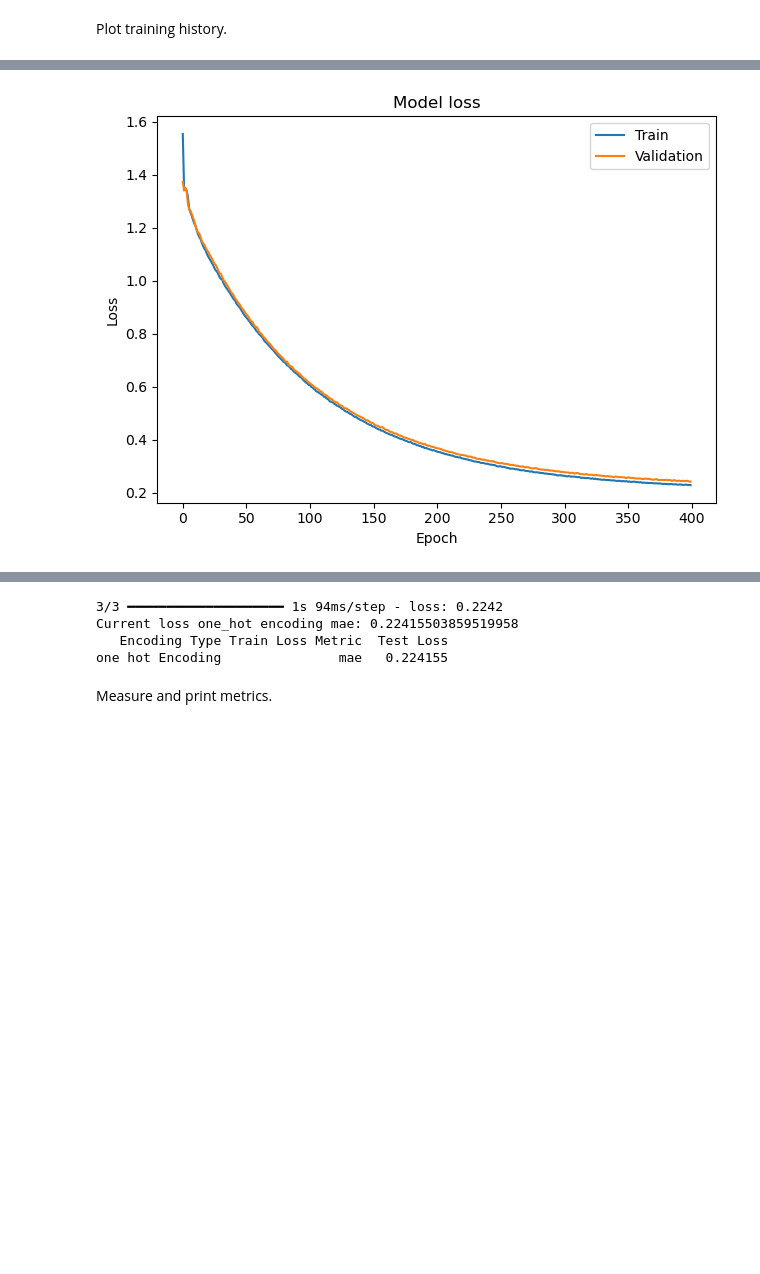
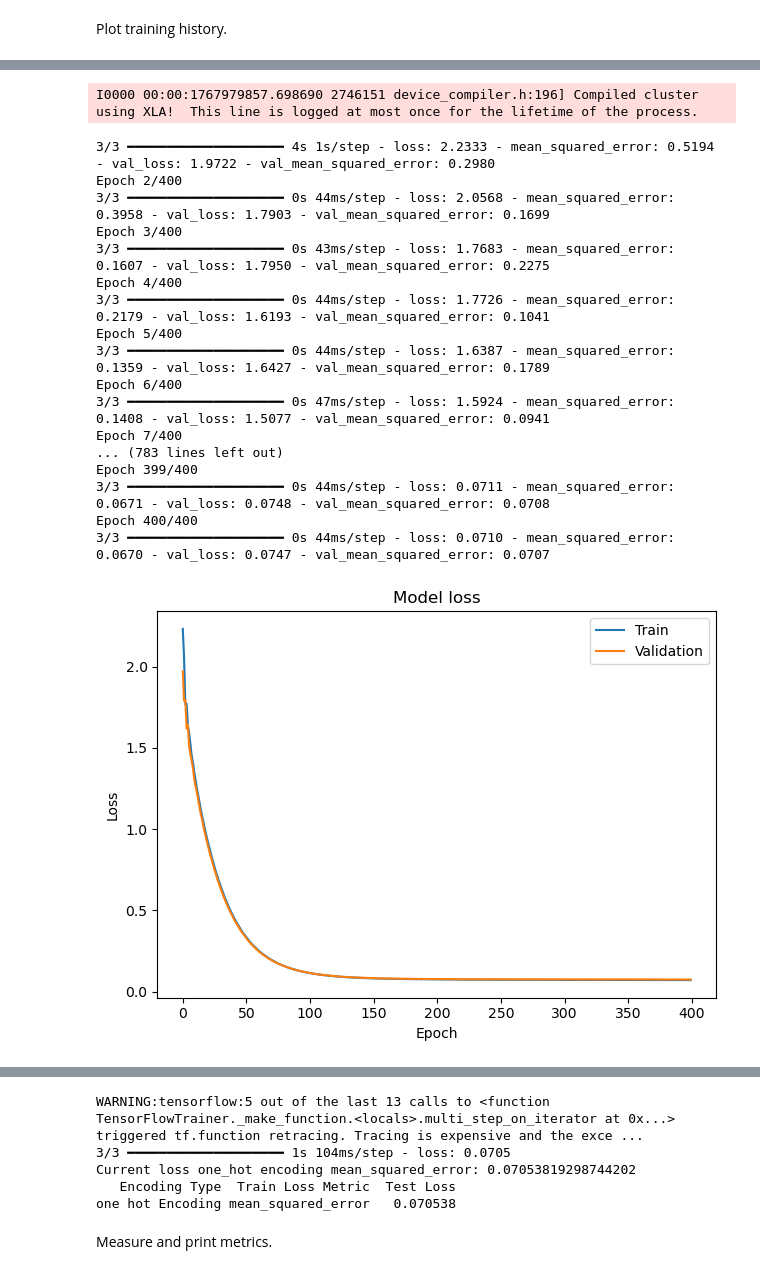
Before and after one commit to abhishekchak52/ML_qubit_design, a Jupyter notebook: model_predict_coupler_NCap_cap_matrix/ml_01_train_keras.ipynb, the cells around one changed output, grey strips where cells are left out. Cells and saved outputs as stored; diff of their text form; code cells hidden in the pictures; blank space fills up the shorter version.

```diff
--- a/model_predict_coupler_NCap_cap_matrix/ml_01_train_keras.ipynb
+++ b/model_predict_coupler_NCap_cap_matrix/ml_01_train_keras.ipynb
@@ -1360,7 +1358,7 @@ if 'Try Both' not in ENCODING_TYPE:
         history = model.fit(
             np.asarray(X_train),
             np.asarray(y_train),
-            epochs=50,
+            epochs=400,
             batch_size=TRAIN_BATCH_SIZE,
             validation_data=(np.asarray(X_val), np.asarray(y_val)),
             callbacks=[early_stopping, lr_monitor],
@@ -1406,7 +1404,7 @@ else:
         history_linear_encoding = model_linear.fit(
             np.asarray(X_train_linear_encoding),
             np.asarray(y_train_linear_encoding),
-            epochs=50,
+            epochs=400,
             batch_size=TRAIN_BATCH_SIZE,
             validation_data=(np.asarray(X_val_linear_encoding), np.asarray(y_val_linear_encoding)),
             callbacks=[early_stopping, lr_monitor_linear_encoding],
@@ -1441 +1441,19 @@ else:
+I0000 00:00:1767979857.698690 2746151 device_compiler.h:196] Compiled cluster using XLA!  This line is logged at most once for the lifetime of the process.
+3/3 ━━━━━━━━━━━━━━━━━━━━ 4s 1s/step - loss: 2.2333 - mean_squared_error: 0.5194 - val_loss: 1.9722 - val_mean_squared_error: 0.2980
+Epoch 2/400
+3/3 ━━━━━━━━━━━━━━━━━━━━ 0s 44ms/step - loss: 2.0568 - mean_squared_error: 0.3958 - val_loss: 1.7903 - val_mean_squared_error: 0.1699
+Epoch 3/400
+3/3 ━━━━━━━━━━━━━━━━━━━━ 0s 43ms/step - loss: 1.7683 - mean_squared_error: 0.1607 - val_loss: 1.7950 - val_mean_squared_error: 0.2275
+Epoch 4/400
+3/3 ━━━━━━━━━━━━━━━━━━━━ 0s 44ms/step - loss: 1.7726 - mean_squared_error: 0.2179 - val_loss: 1.6193 - val_mean_squared_error: 0.1041
+Epoch 5/400
+3/3 ━━━━━━━━━━━━━━━━━━━━ 0s 44ms/step - loss: 1.6387 - mean_squared_error: 0.1359 - val_loss: 1.6427 - val_mean_squared_error: 0.1789
+Epoch 6/400
+3/3 ━━━━━━━━━━━━━━━━━━━━ 0s 47ms/step - loss: 1.5924 - mean_squared_error: 0.1408 - val_loss: 1.5077 - val_mean_squared_error: 0.0941
+Epoch 7/400
+... (783 lines left out)
+Epoch 399/400
+3/3 ━━━━━━━━━━━━━━━━━━━━ 0s 44ms/step - loss: 0.0711 - mean_squared_error: 0.0671 - val_loss: 0.0748 - val_mean_squared_error: 0.0708
+Epoch 400/400
+3/3 ━━━━━━━━━━━━━━━━━━━━ 0s 44ms/step - loss: 0.0710 - mean_squared_error: 0.0670 - val_loss: 0.0747 - val_mean_squared_error: 0.0707
-[figure, old version]
+[figure, new version]
@@ -1474,7 +1492,7 @@ def mlp_signature(m, prefix="mlp"):
 
 if 'Try Both' not in ENCODING_TYPE:
     model = load_model(best_model_file, compile=False)
-    model.compile(optimizer='adam', loss=TRAIN_LOSS)
+    model.compile(optimizer='adam', loss='mean_squared_error')
     test_loss_result = get_loss(model.evaluate(
             np.asarray(X_test),
             np.asarray(y_test)))
@@ -1483,17 +1501,17 @@ if 'Try Both' not in ENCODING_TYPE:
     #save the shape for the next block so we can save it using the definition above
     model_shape = mlp_signature(model)
 
-    print('Current loss {} encoding {}: {}'.format(encoding, TRAIN_LOSS, test_loss_result))
+    print('Current loss {} encoding {}: {}'.format(encoding, 'mean_squared_error', test_loss_result))
 
     results_df = pd.DataFrame([
-        {'Encoding Type': f'{ENCODING_TYPE} Encoding', 'Train Loss Metric': TRAIN_LOSS, 'Test Loss': test_loss_result},
+        {'Encoding Type': f'{ENCODING_TYPE} Encoding', 'Train Loss Metric': 'mean_squared_error', 'Test Loss': test_loss_result},
         ])
 
 else:
     # we need to do some fancy allocation of recources if we are going to load both models
     # do the first on one GPU
     linear_model = load_model(best_model_file_linear, compile=False)
-    linear_model.compile(optimizer='adam', loss=TRAIN_LOSS)
+    linear_model.compile(optimizer='adam', loss='mean_squared_error')
     test_loss_result_linear_encoding = get_loss(linear_model.evaluate(
             np.asarray(X_test_linear_encoding),
             np.asarray(y_test_linear_encoding)))
@@ -1502,7 +1520,7 @@ else:
     # now do on CPU to avoid GPU allocation
     with tf.device('/CPU:0'):
         onehot_model = load_model(best_model_file_onehot, compile=False)
-        onehot_model.compile(optimizer='adam', loss=TRAIN_LOSS)
+        onehot_model.compile(optimizer='adam', loss='mean_squared_error')
         test_loss_result_one_hot_encoding = get_loss(onehot_model.evaluate(
                 np.asarray(X_test_one_hot_encoding),
                 np.asarray(y_test_one_hot_encoding)))
@@ -1512,20 +1530,21 @@ else:
     model_shape_one_hot_encoding = mlp_signature(onehot_model)
     model_shape_linear_encoding  = mlp_signature(linear_model)
 
-    print('Current loss linear encoding {}: {}'.format(TRAIN_LOSS, test_loss_result_linear_encoding))
-    print('Current loss one hot encoding {}: {}'.format(TRAIN_LOSS, test_loss_result_one_hot_encoding))
+    print('Current loss linear encoding {}: {}'.format('mean_squared_error', test_loss_result_linear_encoding))
+    print('Current loss one hot encoding {}: {}'.format('mean_squared_error', test_loss_result_one_hot_encoding))
 
     results_df = pd.DataFrame([
-        {'Encoding Type': 'Linear Encoding', 'Train Loss Metric': TRAIN_LOSS, 'Test Loss': test_loss_result_linear_encoding},
-        {'Encoding Type': 'One Hot Encoding', 'Train Loss Metric': TRAIN_LOSS, 'Test Loss': test_loss_result_one_hot_encoding}
+        {'Encoding Type': 'Linear Encoding', 'Train Loss Metric': 'mean_squared_error', 'Test Loss': test_loss_result_linear_encoding},
+        {'Encoding Type': 'One Hot Encoding', 'Train Loss Metric': 'mean_squared_error', 'Test Loss': test_loss_result_one_hot_encoding}
     ])
 
 print(results_df.to_string(index=False))
 results_df.to_csv('test_loss_results.csv', index=False)
 # %% [output]
-3/3 ━━━━━━━━━━━━━━━━━━━━ 1s 94ms/step - loss: 0.2242
-Current loss one_hot encoding mae: 0.22415503859519958
-   Encoding Type Train Loss Metric  Test Loss
-one hot Encoding               mae   0.224155
+WARNING:tensorflow:5 out of the last 13 calls to <function TensorFlowTrainer._make_function.<locals>.multi_step_on_iterator at 0x...> triggered tf.function retracing. Tracing is expensive and the exce ...
+3/3 ━━━━━━━━━━━━━━━━━━━━ 1s 104ms/step - loss: 0.0705
+Current loss one_hot encoding mean_squared_error: 0.07053819298744202
+   Encoding Type  Train Loss Metric  Test Loss
+one hot Encoding mean_squared_error   0.070538
 # %% [markdown]
 Measure and print metrics.
```
Also changed, not shown: parts of 12 cells of this notebook, 11 other files.
